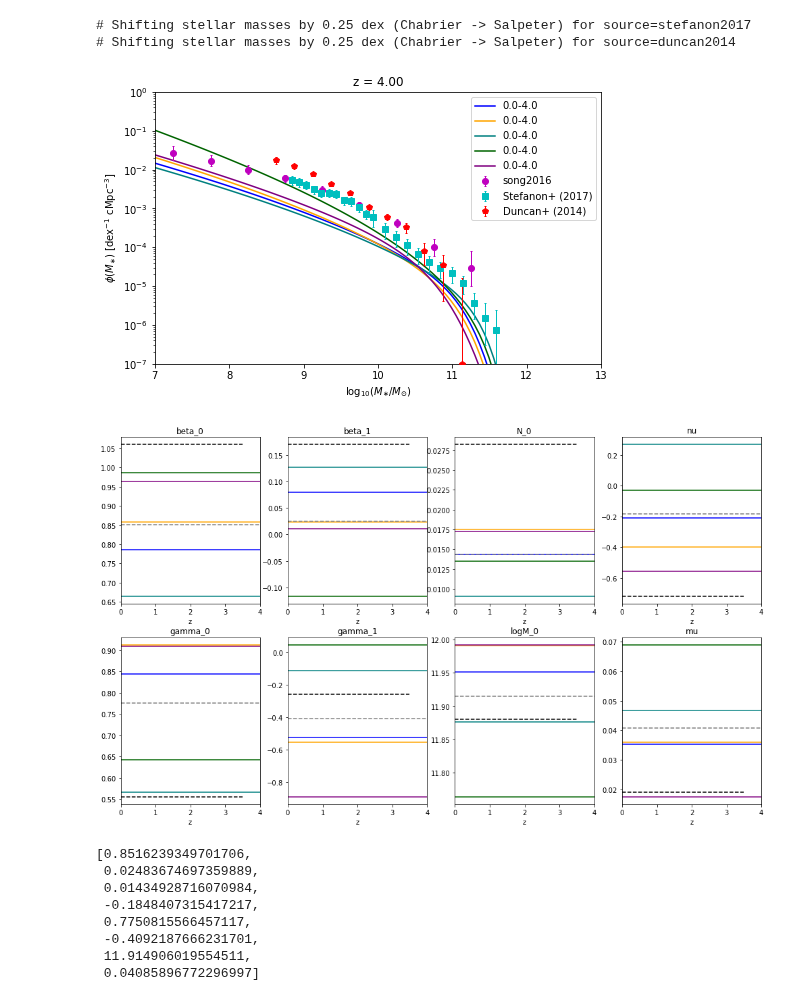
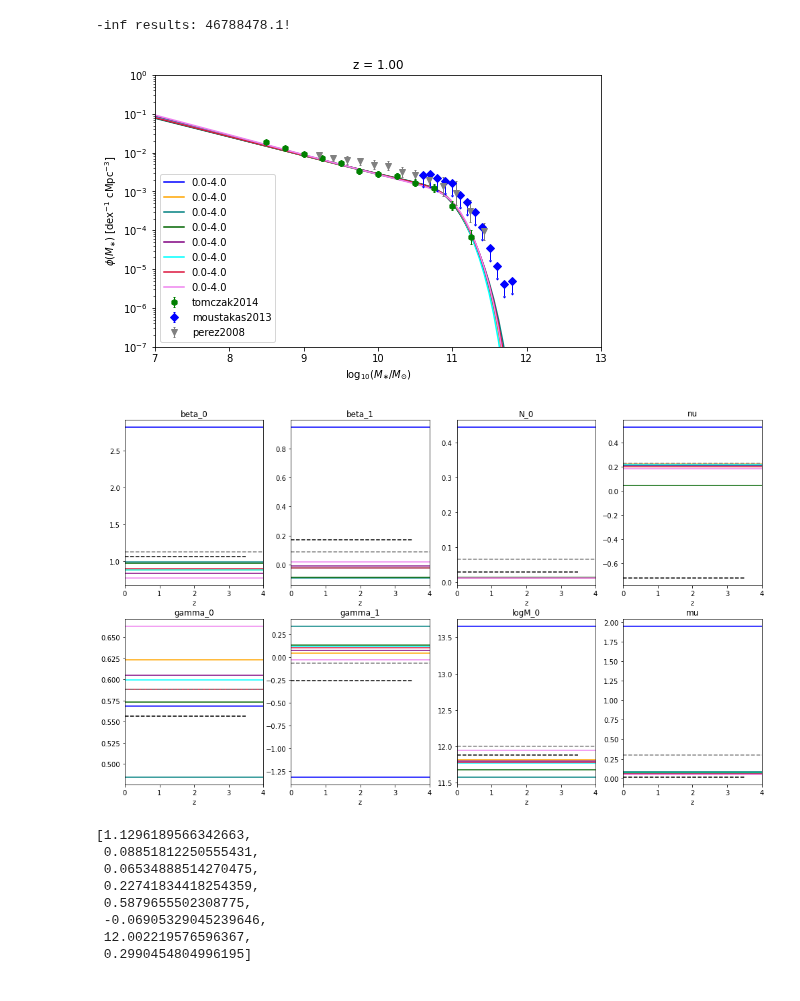
Before and after one commit to eklem1/GalaxySim, a Jupyter notebook: CompareParams.ipynb, the cells around one changed output. Cells and saved outputs as stored; diff of their text form; code cells hidden in the pictures.

```diff
--- a/CompareParams.ipynb
+++ b/CompareParams.ipynb
@@ -110,6 +110,8 @@ def plotSMF(DataD, z):
 
         smf = DataD[e]['pop'].StellarMassFunction(z, Ms)
         Zrange ="{0}-{1}".format(DataD[e]['zLow'], DataD[e]['zHigh'])
+        if smf[0] == -np.inf:
+            print("-inf results: {}!".format(e))
 
         ax.semilogy(Ms, smf, label=Zrange, color=colors[i])
 
@@ -197,31 +198,32 @@ def paramsRedshiftEvolve(DataD, paper=True):
 
     pl.show()
 # %%
-text = "CedarScripts/testingP.txt"
+# text = "CedarScripts/testingP.txt"
 # text = "../Cedar/5runs_0-4.txt"
 # text = "../Cedar/OutputArr_try1.txt"
+# text = "../Cedar/OutputArr_24-07.txt"
+text = "../Cedar/OutputArr_04.txt"
 
 testData = getData(text)
 
 # testData
 # %%
-plotSMF(testData, 4.0)
+plotSMF(testData, 1.00)
 # %% [output]
-# Shifting stellar masses by 0.25 dex (Chabrier -> Salpeter) for source=stefanon2017
-# Shifting stellar masses by 0.25 dex (Chabrier -> Salpeter) for source=duncan2014
+-inf results: 46788478.1!
-[figure, old version]
+[figure, new version]
 # %%
 plotParams(testData, err=False)
 # %% [output]
-[figure, old version]
+[figure, new version]
-[0.8516239349701706,
- 0.02483674697359889,
- 0.01434928716070984,
- -0.1848407315417217,
- 0.7750815566457117,
- -0.4092187666231701,
- 11.914906019554511,
- 0.04085896772296997]
+[1.1296189566342663,
+ 0.08851812250555431,
+ 0.06534888514270475,
+ 0.22741834418254359,
+ 0.5879655502308775,
+ -0.06905329045239646,
+ 12.002219576596367,
+ 0.2990454804996195]
 # %%
 paramsRedshiftEvolve(testData)
 # %% [output]
```
Also changed, not shown: parts of 2 cells of this notebook, 2 other files.
